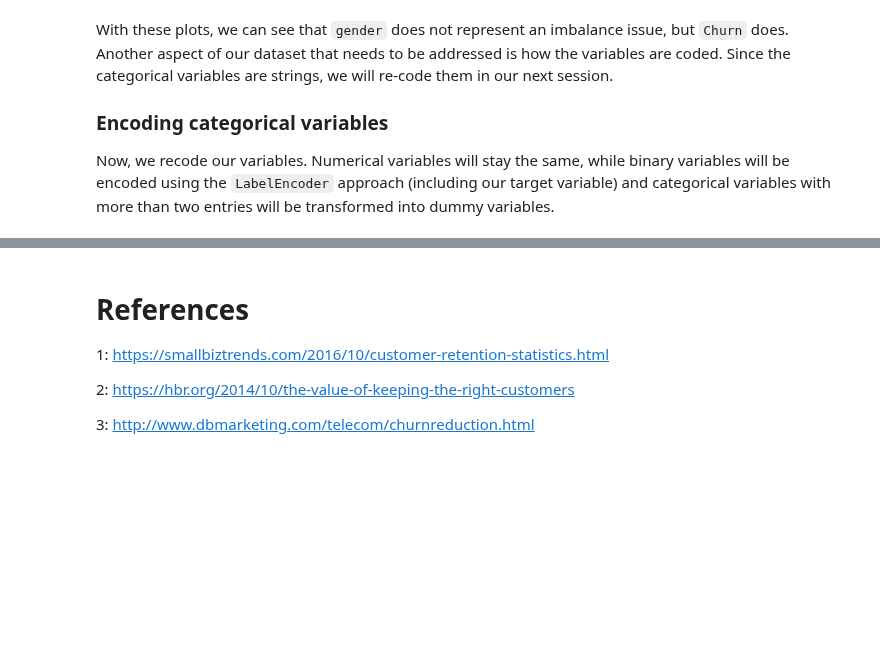
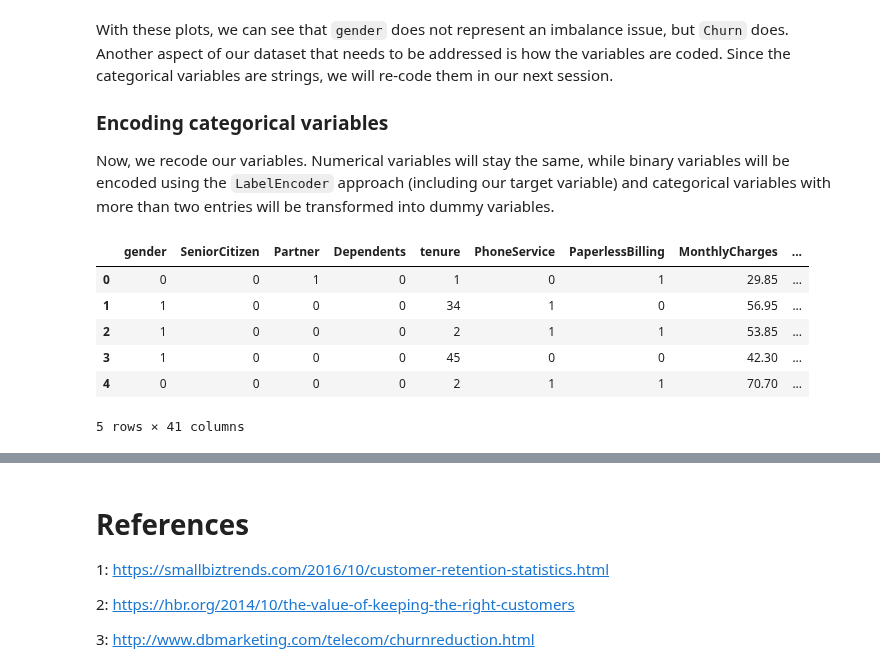
Before and after one commit to cfantecelle/data_science_portfolio, a Jupyter notebook: project_churn/churn_prediction.ipynb, the cells around one changed output, grey strips where cells are left out. Cells and saved outputs as stored; diff of their text form; code cells hidden in the pictures; blank space fills up the shorter version.

Commit message:
New tools.py with functions, updated churn analysis

```diff
--- a/project_churn/churn_prediction.ipynb
+++ b/project_churn/churn_prediction.ipynb
@@ -316,3 +314,50 @@ With these plots, we can see that `gender` does not represent an imbalance issue
 ### Encoding categorical variables
 
 Now, we recode our variables. Numerical variables will stay the same, while binary variables will be encoded using the `LabelEncoder` approach (including our target variable) and categorical variables with more than two entries will be transformed into dummy variables.
+# %%
+# Creating function to classify columns
+
+def classifyColumns(df):
+    """
+    Takes a dataframe and returns which columns
+    are numeric, binary categories or multiple
+    categories, in this order.
+    """
+
+    num_cols = df.select_dtypes(['int64', 'float64', 'int32', 'float32']).columns.to_list()
+    cat_cols = df.select_dtypes('object').columns.to_list()
+    bcat_cols = []
+    mcat_cols = []
+
+    for col in cat_cols:
+        if len(df[col].unique()) == 2:
+            bcat_cols.append(col)
+        elif len(df[col].unique()) > 2:
+            mcat_cols.append(col)
+
+    return num_cols, bcat_cols, mcat_cols
+# %%
+# Classifying columns with the function
+num_cols, bcat_cols, mcat_cols = classifyColumns(df_clean)
+
+# Copying df for backup
+df_enc = df_clean.copy()
+
+# Using LabelEncoder to code binary variables
+le = LabelEncoder()
+for col in bcat_cols:
+    df_enc[col] = le.fit_transform(df_enc[col])
+
+# Now getting dummies for categorical variables
+df_enc = pd.get_dummies(df_enc, columns=mcat_cols)
+
+# Checking resulting dataframe
+df_enc.head()
+# %% [output]
+|  | gender | SeniorCitizen | Partner | Dependents | tenure | PhoneService | PaperlessBilling | MonthlyCharges | ... |
+| 0 | 0 | 0 | 1 | 0 | 1 | 0 | 1 | 29.85 | ... |
+| 1 | 1 | 0 | 0 | 0 | 34 | 1 | 0 | 56.95 | ... |
+| 2 | 1 | 0 | 0 | 0 | 2 | 1 | 1 | 53.85 | ... |
+| 3 | 1 | 0 | 0 | 0 | 45 | 0 | 0 | 42.30 | ... |
+| 4 | 0 | 0 | 0 | 0 | 2 | 1 | 1 | 70.70 | ... |
+5 rows × 41 columns
```
Also changed, not shown: parts of 3 cells of this notebook, 1 other file.
